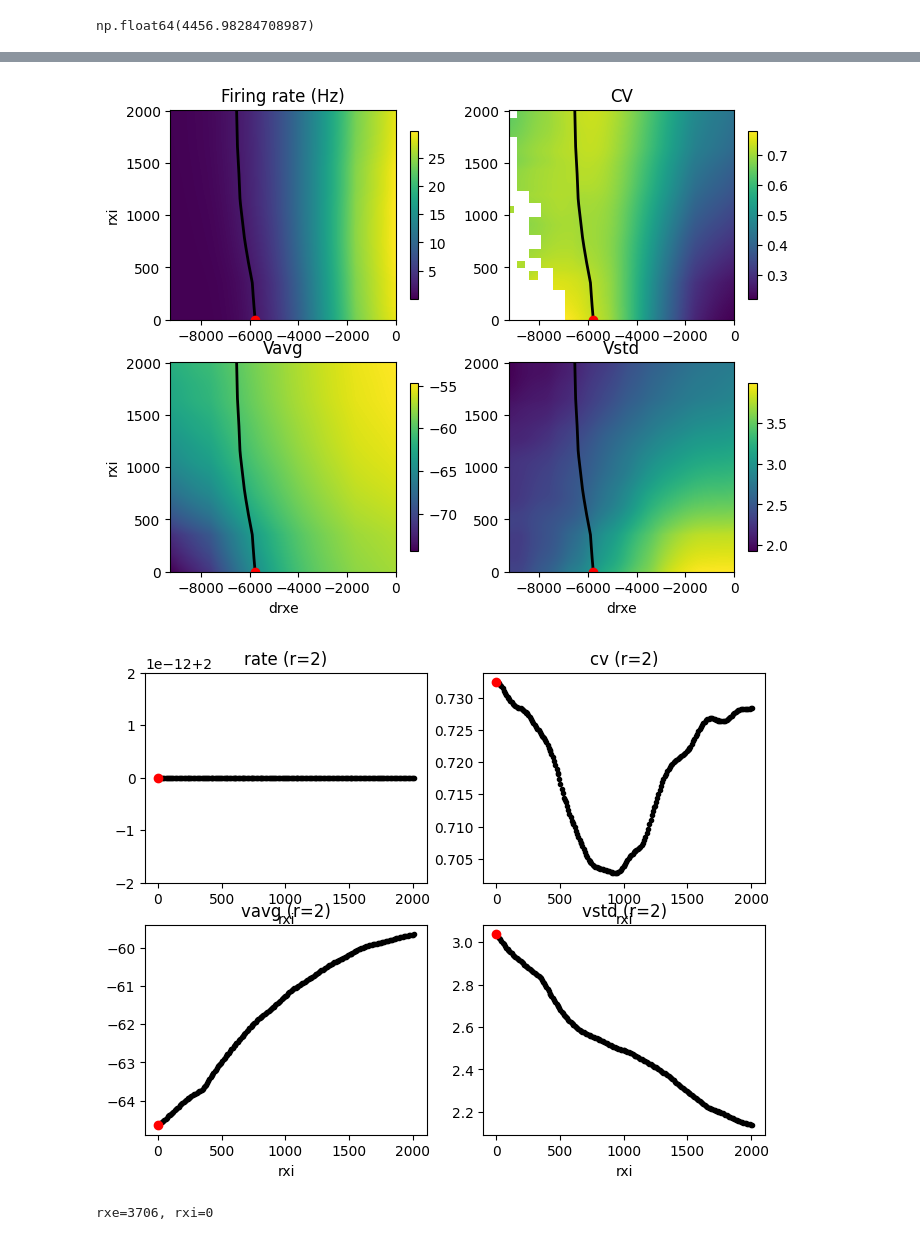
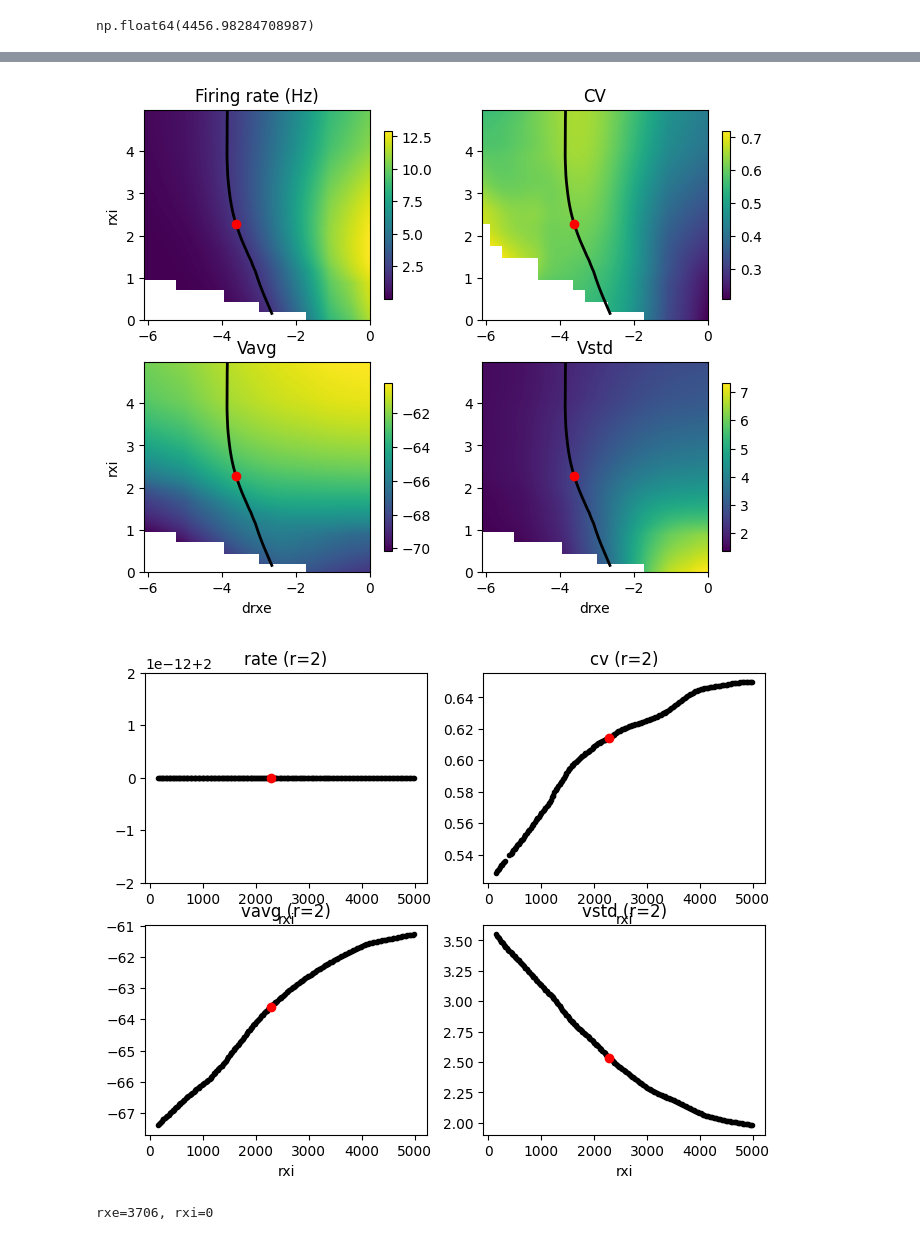
Before and after one commit to niknovikov19/A1-OUinp, a Jupyter notebook: exp_configs/batch_rxbkg_unconn_state1_mech1/proc_batch.ipynb, the cells around one changed output, grey strips where cells are left out. Cells and saved outputs as stored; diff of their text form; code cells hidden in the pictures.

```diff
--- a/exp_configs/batch_rxbkg_unconn_state1_mech1/proc_batch.ipynb
+++ b/exp_configs/batch_rxbkg_unconn_state1_mech1/proc_batch.ipynb
@@ -122,9 +122,9 @@ exp_name = 'batch_rxbkg_unconn_state1_mech1/pops_inpsur_newsec_var_drxe_rxi'
 #pops_used = ['CT5A', 'CT5B', 'CT6']
 #exp_label = 'ct'
 
-#exp_name_sub = '2d_5x5_psp_0.5_xsec_soma_soma/exp_it5_sz_5_5_t_7.0_12.0_wx_psp_0.5_wmult_0.25_ee_0.5_lsec_0_xsec_soma_soma'
-#pops_used = ['IT5A', 'IT5B']
-#exp_label = 'it5'
+exp_name_sub = '2d_20x20_psp_0.5_xsec_soma_soma/exp_it5_sz_20_20_t_7.0_12.0_wx_psp_0.5_wmult_0.25_ee_0.5_lsec_0_xsec_soma_soma'
+pops_used = ['IT5A', 'IT5B']
+exp_label = 'it5'
 
 #exp_name_sub = '2d_5x5_psp_0.5_xsec_soma_soma/exp_pt5b_sz_5_5_t_7.0_12.0_wx_psp_0.5_wmult_0.25_ee_0.5_lsec_0_xsec_soma_soma'
 #exp_name_sub = '2d_20x20_psp_0.5_xsec_soma_soma/exp_pt5b_sz_20_20_t_7.0_12.0_wx_psp_0.5_wmult_0.25_ee_0.5_lsec_0_xsec_soma_soma'
@@ -151,9 +151,9 @@ exp_name = 'batch_rxbkg_unconn_state1_mech1/pops_inpsur_newsec_var_drxe_rxi'
 #exp_label = 'ngf'
 
 #exp_name_sub = '2d_5x5_psp_0.5_xsec_soma_soma/exp_it3_sz_5_5_t_7.0_12.0_wx_psp_0.5_wmult_0.25_ee_0.5_lsec_0_xsec_soma_soma'
-exp_name_sub = '2d_20x20_psp_0.5_xsec_soma_soma/exp_it3_sz_20_20_t_7.0_12.0_wx_psp_0.5_wmult_0.25_ee_0.5_lsec_0_xsec_soma_soma'
-pops_used = ['IT3']
-exp_label = 'it3'
+#exp_name_sub = '2d_20x20_psp_0.5_xsec_soma_soma/exp_it3_sz_20_20_t_7.0_12.0_wx_psp_0.5_wmult_0.25_ee_0.5_lsec_0_xsec_soma_soma'
+#pops_used = ['IT3']
+#exp_label = 'it3'
 
 dirpath_cfg = dirpath_repo_root / 'exp_configs' / exp_name
 dirpath_res = dirpath_repo_root / 'exp_results' / exp_name
@@ -576,6 +576,8 @@ vars_1d = [
 
 X_pop = X[pop]
 
+k = 1
+
 # Compute coordinate bounds
 x0 = float(X_pop[xname].min()) * k
 x1 = float(X_pop[xname].max()) * k
@@ -604,20 +606,23 @@ contour = find_contour(X_up['rate'], r0, xname, yname)
 for v in vars_used:
     contour[v] = interp_on_points(X_up[v], contour['xy'], xname, yname)
 
-# Find the contour point with maximal CV
-imax = np.nanargmax(contour['cv'])
+# Select contour point
+#imax = np.nanargmax(contour['cv'])   # maximal CV
+imax = int(len(contour['cv']) / 2)   # midpoint
 xmax = contour[xname][imax]
 ymax = contour[yname][imax]
 
 # Plot 2D maps with contour and max-CV point
 fig, axs = plt.subplots(2, 2, figsize=(8, 6))
 
+q = 1e-3
+
 for ax, (title, v) in zip(axs.ravel(), vars_2d):
     da = X_up[v]
 
     im = ax.imshow(
         da.transpose(xname, yname).values.T,
-        extent=(x0, x1, y0, y1),
+        extent=[v * q for v in  (x0, x1, y0, y1)],
         aspect='auto',
         origin='lower',
         interpolation=interp_2d
@@ -626,9 +631,9 @@ for ax, (title, v) in zip(axs.ravel(), vars_2d):
     for xs, ys in zip(
             split_by_seg(contour[xname], contour['seg_id']),
             split_by_seg(contour[yname], contour['seg_id'])):
-        ax.plot(xs, ys, 'k-', lw=2)
+        ax.plot(xs * q, ys * q, 'k-', lw=2)
 
-    ax.plot(xmax, ymax, 'ro')
+    ax.plot(xmax * q, ymax * q, 'ro')
     ax.set_title(title)
     fig.colorbar(im, ax=ax, shrink=0.8)
 
@@ -645,35 +650,35 @@ xc_max = xc[imax]
 
 for n, (title, v) in enumerate(vars_1d):
     plt.subplot(2, 2, n + 1)
 
     for xs, ys in zip(
             split_by_seg(xc, contour['seg_id']),
             split_by_seg(contour[v], contour['seg_id'])):
         plt.plot(xs, ys, 'k.')
 
     plt.plot(xc_max, contour[v][imax], 'ro')
     plt.xlabel(yname)
     plt.title(title)
 
 # Store outputs
 res = {
     'X_up': X_up,
     'contour': contour,
     'imax': imax,
     'xmax': xmax,
     'ymax': ymax,
     'pars': {
         'pop': pop,
         'r0': r0,
         'n_grid': n_grid,
         'smooth_window': smooth_window,
         'interp_2d': interp_2d,
         'vars_used': vars_used,
     }
 }
 # %% [output]
-[figure, old version]
+[figure, new version]
-[figure, old version]
+[figure, new version]
 # %%
 drxe_sel, rxi_sel = res['xmax'], res['ymax']
 
```
Also changed, not shown: parts of 11 cells of this notebook, 3 other files.
